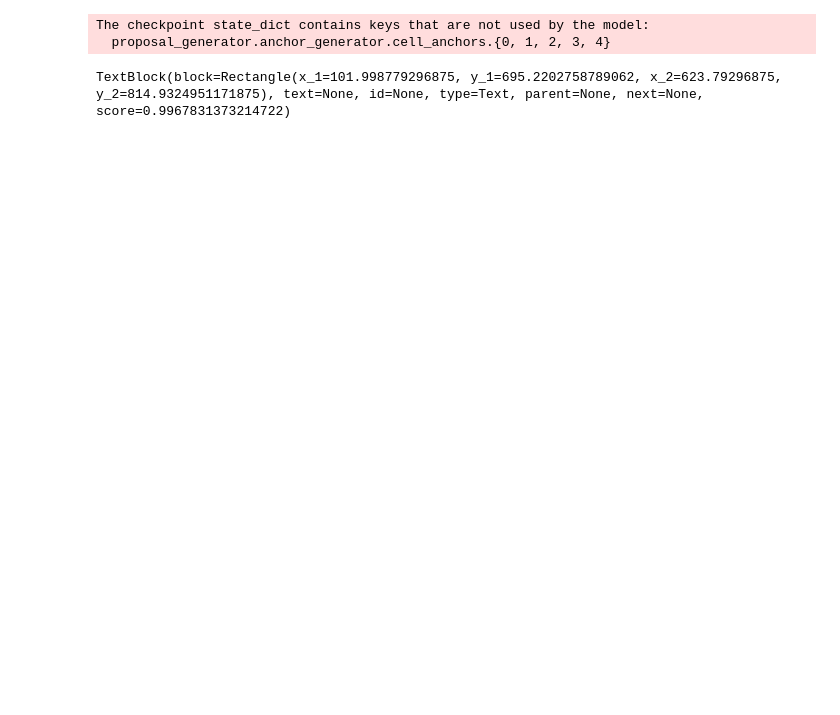
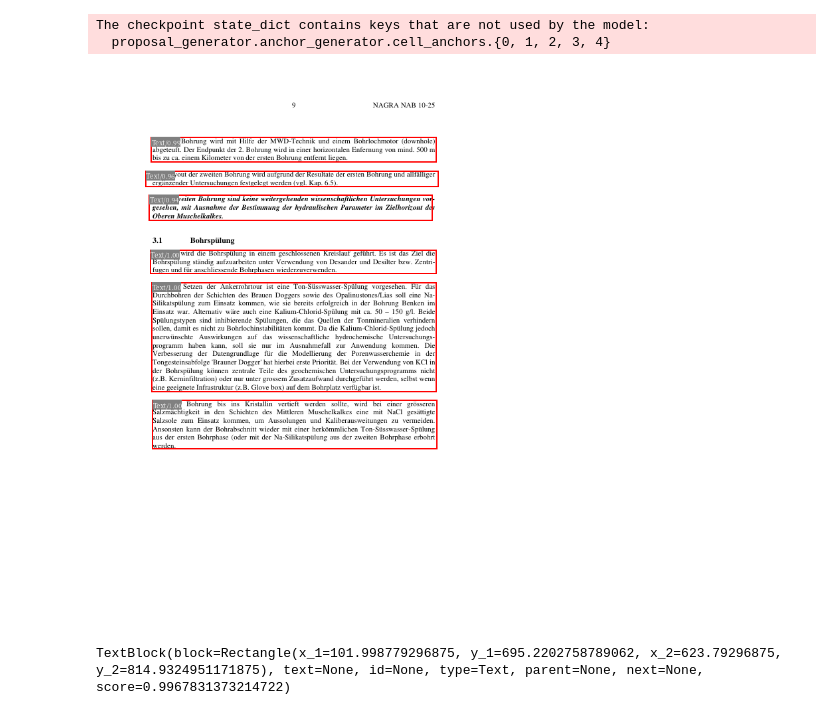
Before and after one commit to swisstopo/swissgeol-assets-dataextraction, a Jupyter notebook: layoutparser.ipynb, the cells around one changed output. Cells and saved outputs as stored; diff of their text form; code cells hidden in the pictures; blank space fills up the shorter version.

Commit message:
update layoutparser + image extraction

```diff
--- a/layoutparser.ipynb
+++ b/layoutparser.ipynb
@@ -34,12 +25,22 @@ layout = model.detect(image)
 # %%
 layout_predicted = model.detect(image)
 # %%
+color_map = {
+'Text': 'red',
+'Title': 'blue',
+'List': 'green',
+'Table': 'purple',
+'Figure': 'pink',
+}
+
 lp.draw_box(image,
               [b.set(id=f'{b.type}/{b.score:.2f}') for b in layout_predicted],
-              color_map=color_map,
               show_element_id=True, id_font_size=10,
+              color_map = color_map,
               id_text_background_color='grey',
               id_text_color='white')
+# %% [output]
+[figure, added]
 # %%
 layout[0]
 # %% [output]
```
Also changed, not shown: parts of 7 cells of this notebook, 3 other files.
